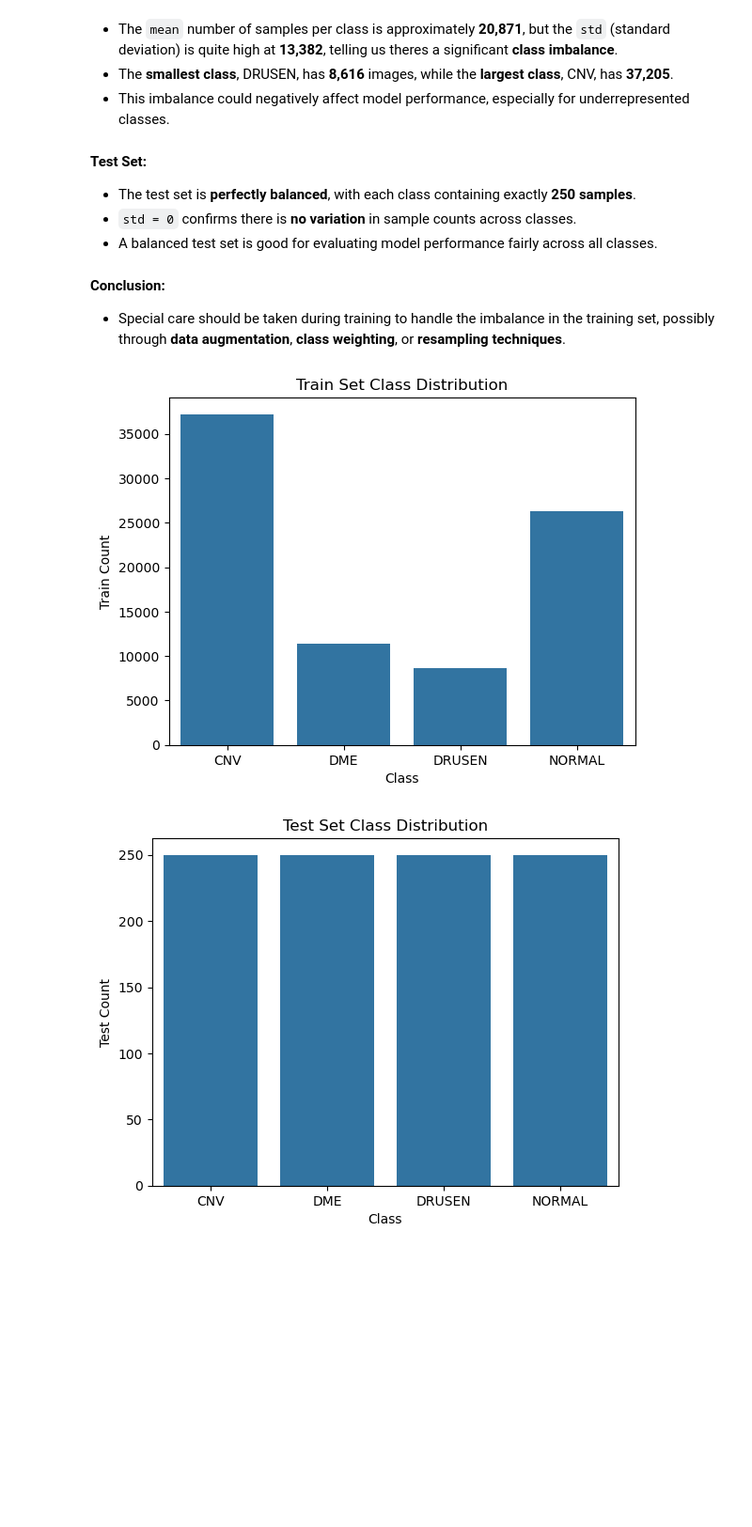
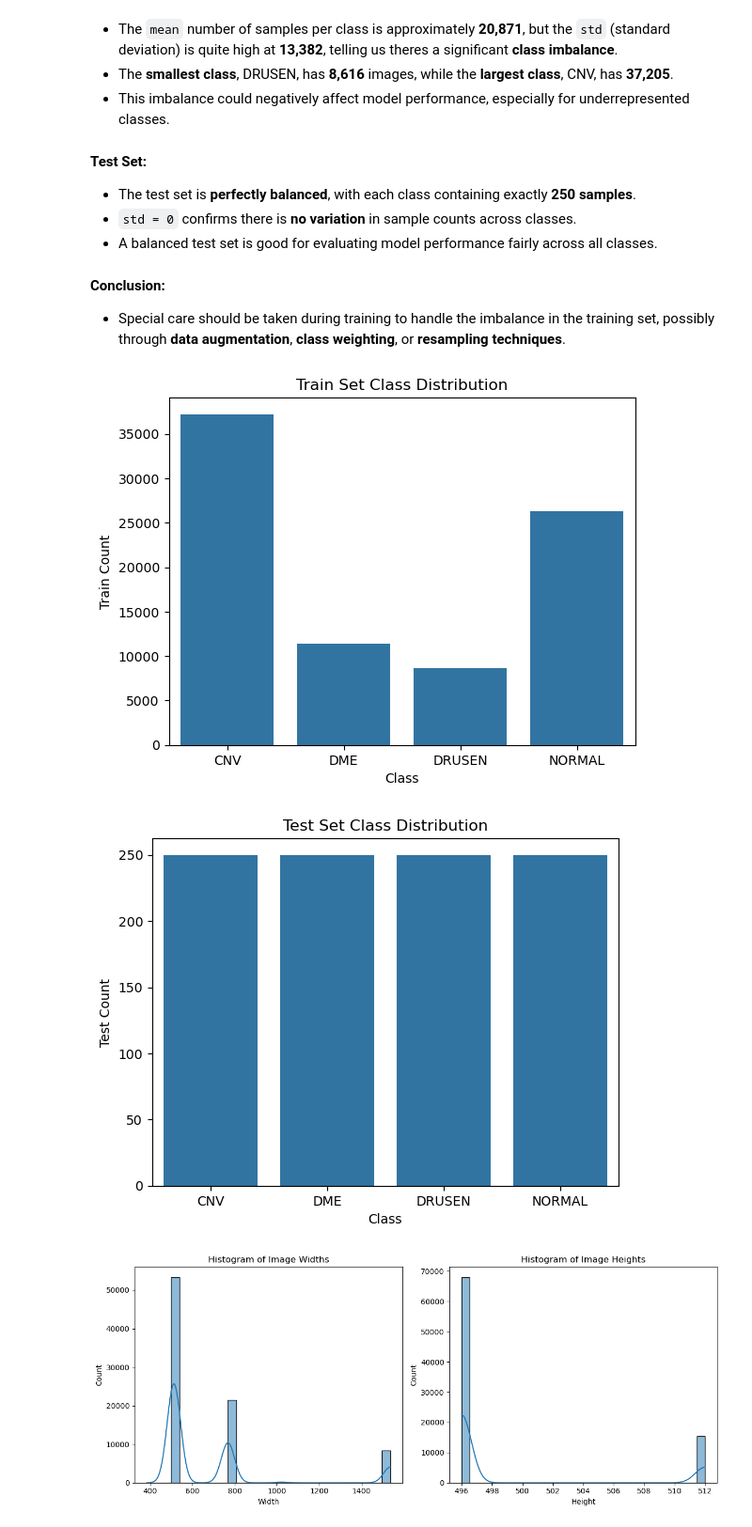
Before and after one commit to ejagojo/RetinaNet, a Jupyter notebook: retina.ipynb, the cells around one changed output. Shown at 94% size. Cells and saved outputs as stored; diff of their text form; code cells hidden in the pictures; blank space fills up the shorter version.

```diff
--- a/retina.ipynb
+++ b/retina.ipynb
@@ -58,20 +84,54 @@ max         250.0
 
 #### Conclusion:
 - Special care should be taken during training to handle the imbalance in the training set, possibly through **data augmentation**, **class weighting**, or **resampling techniques**.
-# %%
-import seaborn as sns
-import matplotlib.pyplot as plt
-
-sns.barplot(data=train_df, x='Class', y='Train Count')
-plt.title('Train Set Class Distribution')
-plt.show()
-
-sns.barplot(data=test_df, x='Class', y='Test Count')
-plt.title('Test Set Class Distribution')
-plt.show()
-# %% [output]
-[figure, removed]
-[figure, removed]
+# %%
+import seaborn as sns
+import matplotlib.pyplot as plt
+
+sns.barplot(data=train_df, x='Class', y='Train Count')
+plt.title('Train Set Class Distribution')
+plt.show()
+
+sns.barplot(data=test_df, x='Class', y='Test Count')
+plt.title('Test Set Class Distribution')
+plt.show()
+
+# Collect image dimensions (width, height)
+image_shapes = []
+
+# Histogram
+for class_name in os.listdir(train_path):
+    class_dir = os.path.join(train_path, class_name)
+    if os.path.isdir(class_dir):
+        for filename in tqdm(os.listdir(class_dir), desc=f"Processing {class_name}"):
+            img_path = os.path.join(class_dir, filename)
+            try:
+                with Image.open(img_path) as img:
+                    w, h = img.size
+                    image_shapes.append((w, h))
+            except Exception as e:
+                print(f"Error reading {img_path}: {e}")
+
+# Create DataFrame for plotting
+dim_df = pd.DataFrame(image_shapes, columns=['Width', 'Height'])
+
+# Plot histograms
+plt.figure(figsize=(12, 5))
+
+plt.subplot(1, 2, 1)
+sns.histplot(dim_df['Width'], kde=True, bins=30)
+plt.title("Histogram of Image Widths")
+
+plt.subplot(1, 2, 2)
+sns.histplot(dim_df['Height'], kde=True, bins=30)
+plt.title("Histogram of Image Heights")
+
+plt.tight_layout()
+plt.show()
+# %% [output]
+[figure, added]
+[figure, added]
+[figure, added]
 # %%
 # Show 5 random images per class
 import random
```
Also changed, not shown: parts of 3 cells of this notebook.
